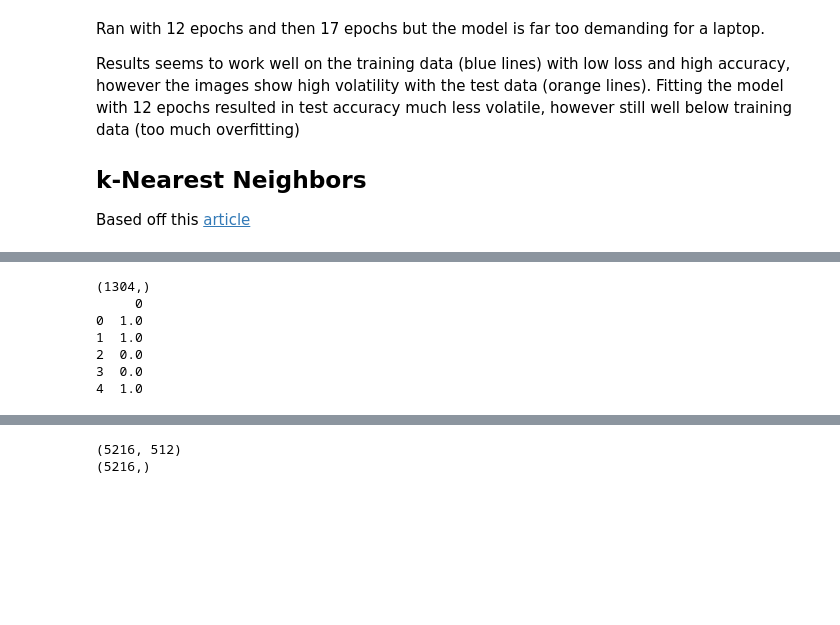
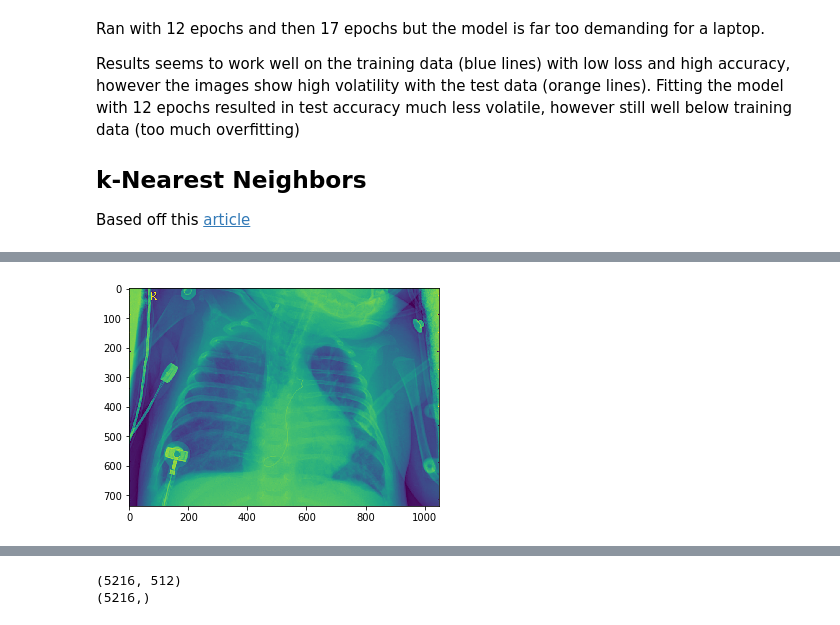
Before and after one commit to iry47/zoidberg, a Jupyter notebook: project/ryan/pneumonia.ipynb, the cells around one changed output, grey strips where cells are left out. Drawn from its saved outputs; the diff is of its cells as text; code cells hidden in the pictures; blank space fills up the shorter version.

Commit message:
adding plot, images, ideas

```diff
--- a/project/ryan/pneumonia.ipynb
+++ b/project/ryan/pneumonia.ipynb
@@ -239,26 +267,6 @@ print("[INFO] histogram accuracy: {:.2f}%".format(fea_acc * 100))
-# %%
-import matplotlib.pyplot as plt
-import pandas as pd
-import seaborn as sns
-
-def plot_pairwise():
-    data = np.array(testFeat[:,1], testLabels)
-    df = pd.DataFrame(data)
-    print(df.head())
-    plt.figure()
-    sns.pairplot(df, hue = "Pneumonia", height=2, markers=["pn", "N"])
-    plt.show()
-
-data = np.array([testFeat[:,1], testLabels])
-y_score = model.predict_proba(testFeat)[:, 1]
-print(testFeat[:,1].shape)
-df = pd.DataFrame(y_score)
-print(df.head())
-# %% [output]
-(1304,)
-     0
-0  1.0
-1  1.0
-2  0.0
-3  0.0
-4  1.0
+# %%
+im = plt.imread(all_images[0])
+plt.imshow(im)
+plt.show()
+# %% [output]
+[figure, added]
```
Also changed, not shown: parts of 5 cells of this notebook.
